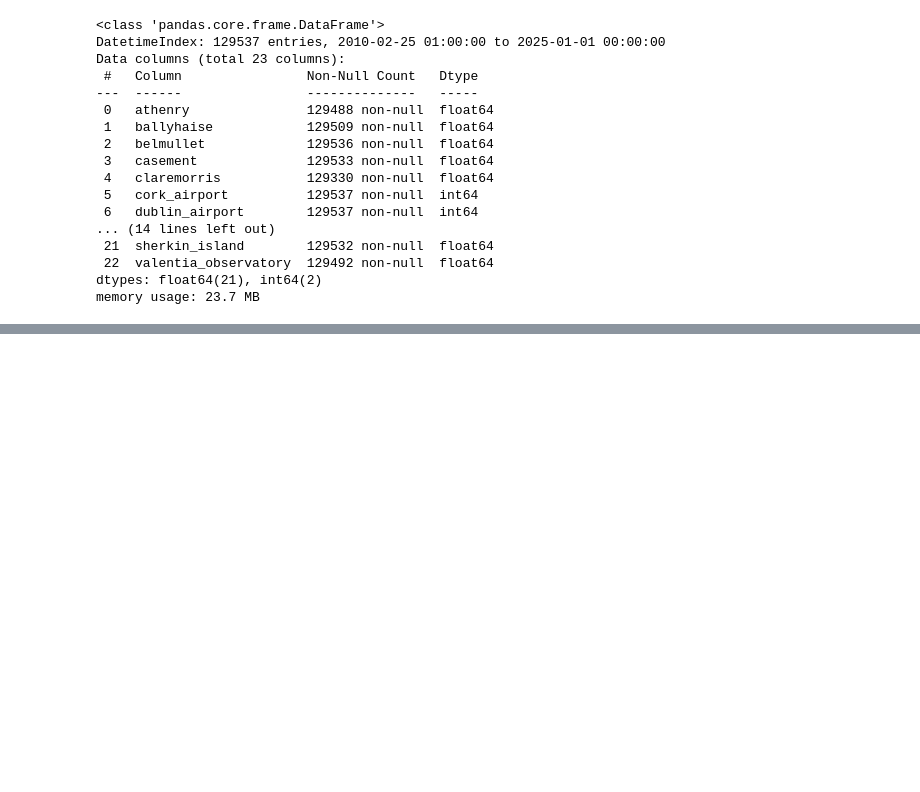
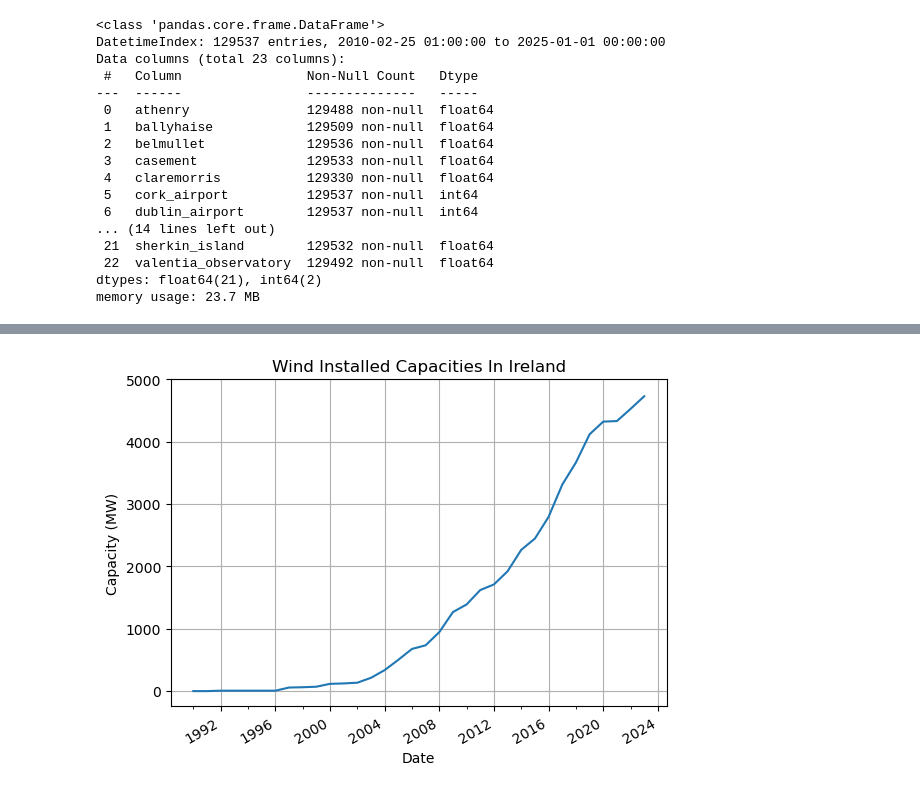
Before and after one commit to eoghanpw/PFDA-project, a Jupyter notebook: this_is_the_project.ipynb, the cells around one changed output, grey strips where cells are left out. Saved outputs shown, nothing was run; the diff lists cells and outputs as text; code cells hidden in the pictures; blank space fills up the shorter version.

```diff
--- a/this_is_the_project.ipynb
+++ b/this_is_the_project.ipynb
@@ -591,0 +637,12 @@ memory usage: 23.7 MB
+# %%
+# Import installed windfarm capacity ireland.
+# https://cms.eirgrid.ie/sites/default/files/publications/System-and-Renewable-Data-Summary-Report-December-2024.xlsx
+csv_file = './data/eirgrid_installed_wind_capacity.csv'
+
+wind_capacity = pd.read_csv(csv_file, usecols=['Year', 'Total'], index_col='Year')
+# %%
+# Convert index to datetime.
+wind_capacity.index = pd.to_datetime(wind_capacity.index, format="%Y")
+# %%
+# Convert Total values to numeric.
+wind_capacity["Total"] = pd.to_numeric(wind_capacity["Total"], errors="coerce")
@@ -591,0 +660,24 @@ memory usage: 23.7 MB
+# %%
+fig, ax = plt.subplots()
+
+ax.plot(wind_capacity)
+
+locator = mdates.AutoDateLocator()
+formatter = mdates.ConciseDateFormatter(locator)
+ax.xaxis.set_major_formatter(formatter)
+ax.xaxis.set_minor_locator(AutoMinorLocator(2))
+fig.autofmt_xdate()
+
+ax.set_ylabel("Capacity (MW)")
+ax.set_xlabel('Date')
+
+yticks = np.arange(0, 6000, 1000)
+ax.set_yticks(yticks)
+
+ax.grid(True)
+
+ax.set_title("Wind Installed Capacities In Ireland")
+
+plt.show()
+# %% [output]
+[figure, added]
```
Also changed, not shown: parts of 5 cells of this notebook, 1 other file.
